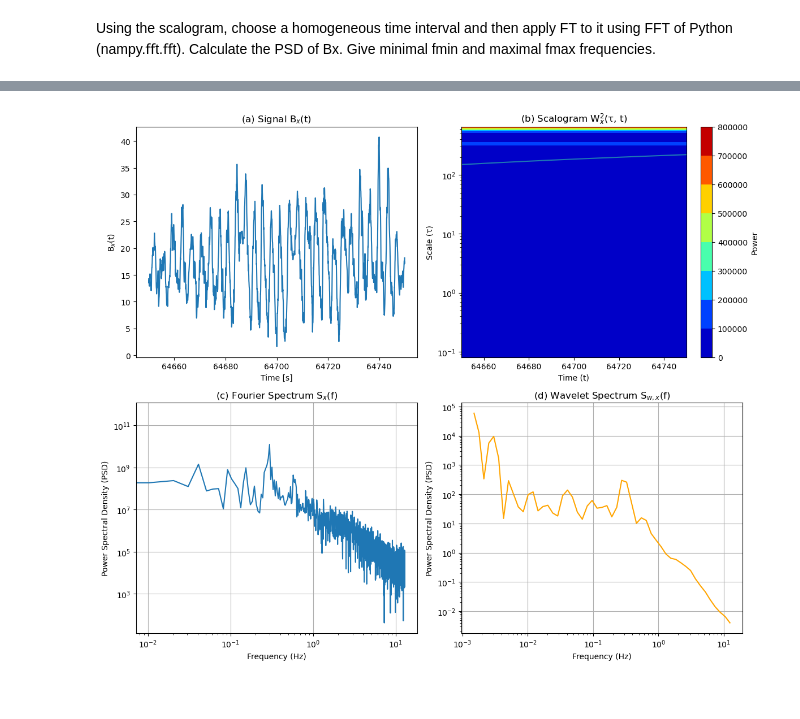
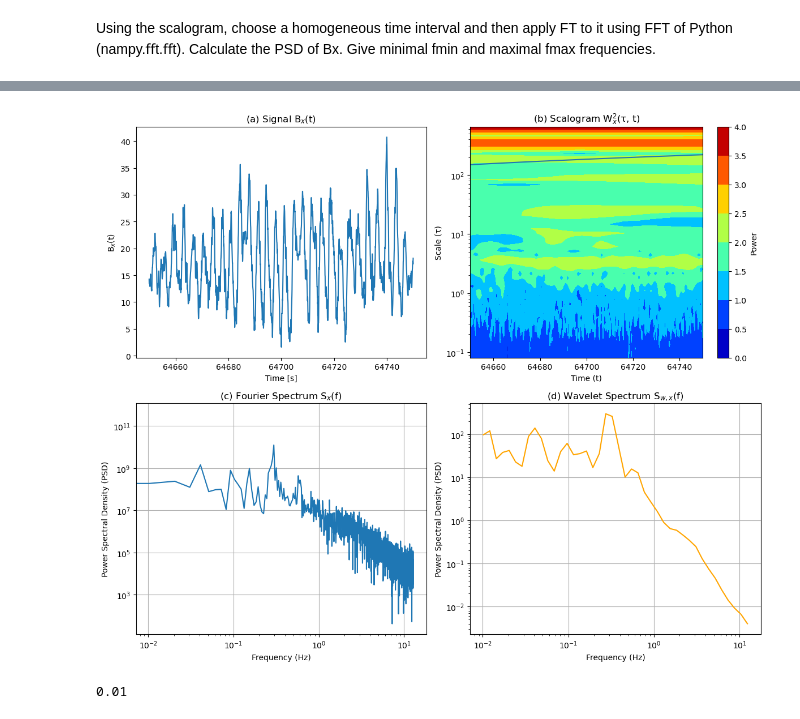
Before and after one commit to notanobis/Wavelet-Analysis, a Jupyter notebook: Code/plasma.ipynb, the cells around one changed output, grey strips where cells are left out. Drawn from its saved outputs; the diff is of its cells as text; code cells hidden in the pictures.

```diff
--- a/Code/plasma.ipynb
+++ b/Code/plasma.ipynb
@@ -157,11 +153,3 @@ import matplotlib.pyplot as plt
 # %% [markdown]
 ## 2.2 In-situ data analysis
 ### 2.2.1 Read the data
-# %%
-data=readsav("mix_c1_20010331.sav")
-data.keys()
-t = data['t_sc']/3600
-
-plt.plot(t,data['bx'])
-plt.plot(t,data['by'])
-plt.plot(t,data['bz'])
@@ -261,4 +323,31 @@ plt.show()
 # %%
+# Define the time range
+t1 = 64650
+t2 = 64750
+T = t2 - t1
+
+# Filter the time range
+ind = np.where(np.logical_and(t_sec >= t1, t_sec <= t2))
+
+# Extract the relevant data within the specified time range
+time_ind = t_sec[ind[0][0]:ind[0][-1]]
+bx_ind = bx[ind[0][0]:ind[0][-1]]
+wave_ind = wave[:, ind[0][0]:ind[0][-1]]
+power_ind = np.abs(wave_ind)**2
+
+# Calculate average power and frequencies
+avg_power = power_ind.mean(axis=1)
+frequencies = 1 / period
+psd_wavelet = 2 * dt * avg_power
+
+# Create a mask to filter the frequencies within the desired range
+mask = np.logical_and(frequencies >= f_min, frequencies <= f_max)
+
+# Apply the mask to the frequencies and psd_wavelet arrays
+filtered_frequencies = frequencies[mask]
+filtered_psd_wavelet = psd_wavelet[mask]
+
+# Create subplots
 fig, axs = plt.subplots(2, 2, figsize=(12, 10))
 
 # (a) Signal Bx(t) Plot
@@ -268,35 +357,39 @@ axs[0, 0].set_ylabel('B$_x$(t)')
 axs[0, 0].set_title('(a) Signal B$_x$(t)')
 
 # (b) Scalogram W2x(τ,t)
 # Plot the scalogram using contourf, with log scale for the y-axis (periods/scales)
-c = axs[0, 1].contourf(time_ind, period, power_ind, cmap='jet')
+c = axs[0, 1].contourf(time_ind, period, power_ind**0.1, cmap='jet')
 axs[0, 1].set_yscale('log')
-axs[0, 1].plot(time_ind,coi[ind[0][0]:ind[0][-1]])
+axs[0, 1].plot(time_ind, coi[ind[0][0]:ind[0][-1]])
 axs[0, 1].set_xlabel('Time (t)')
 axs[0, 1].set_ylabel('Scale (τ)')
 axs[0, 1].set_title('(b) Scalogram W$_x^2$(τ, t)')
 plt.colorbar(c, ax=axs[0, 1], label='Power')
 
 # (c) Fourier Spectrum Sx(f)
 axs[1, 0].plot(freq_bx, PSD_bx, label='Fourier PSD')
 axs[1, 0].set_xscale('log')
 axs[1, 0].set_yscale('log')
 axs[1, 0].set_xlabel('Frequency (Hz)')
 axs[1, 0].set_ylabel('Power Spectral Density (PSD)')
 axs[1, 0].set_title('(c) Fourier Spectrum S$_x$(f)')
 axs[1, 0].grid(True)
 
 # (d) Wavelet Spectrum Sw,x(f)
-axs[1, 1].plot(frequencies, psd_wavelet, label='Wavelet PSD', color='orange')
+axs[1, 1].plot(filtered_frequencies, filtered_psd_wavelet, label='Wavelet PSD', color='orange')
 axs[1, 1].set_xscale('log')
 axs[1, 1].set_yscale('log')
 axs[1, 1].set_xlabel('Frequency (Hz)')
 axs[1, 1].set_ylabel('Power Spectral Density (PSD)')
 axs[1, 1].set_title('(d) Wavelet Spectrum S$_{w,x}$(f)')
 axs[1, 1].grid(True)
 
-# Adjust layout and show plot
+# Adjust layout to remove white space and show the plot
 plt.tight_layout()
 plt.show()
 # %% [output]
-[figure, old version]
+[figure, new version]
+# %%
+1/T
+# %% [output]
+0.01
```
Also changed, not shown: parts of 9 cells of this notebook.
